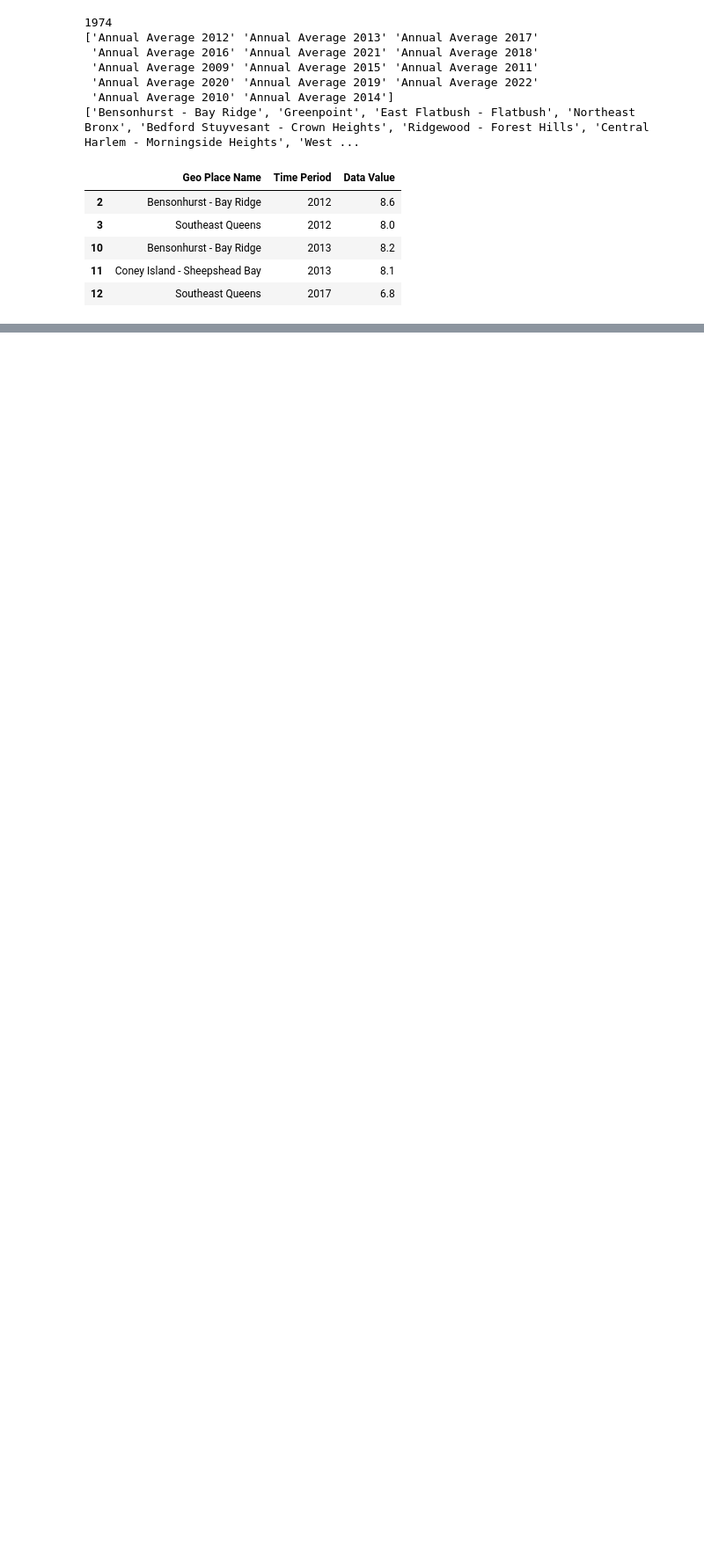
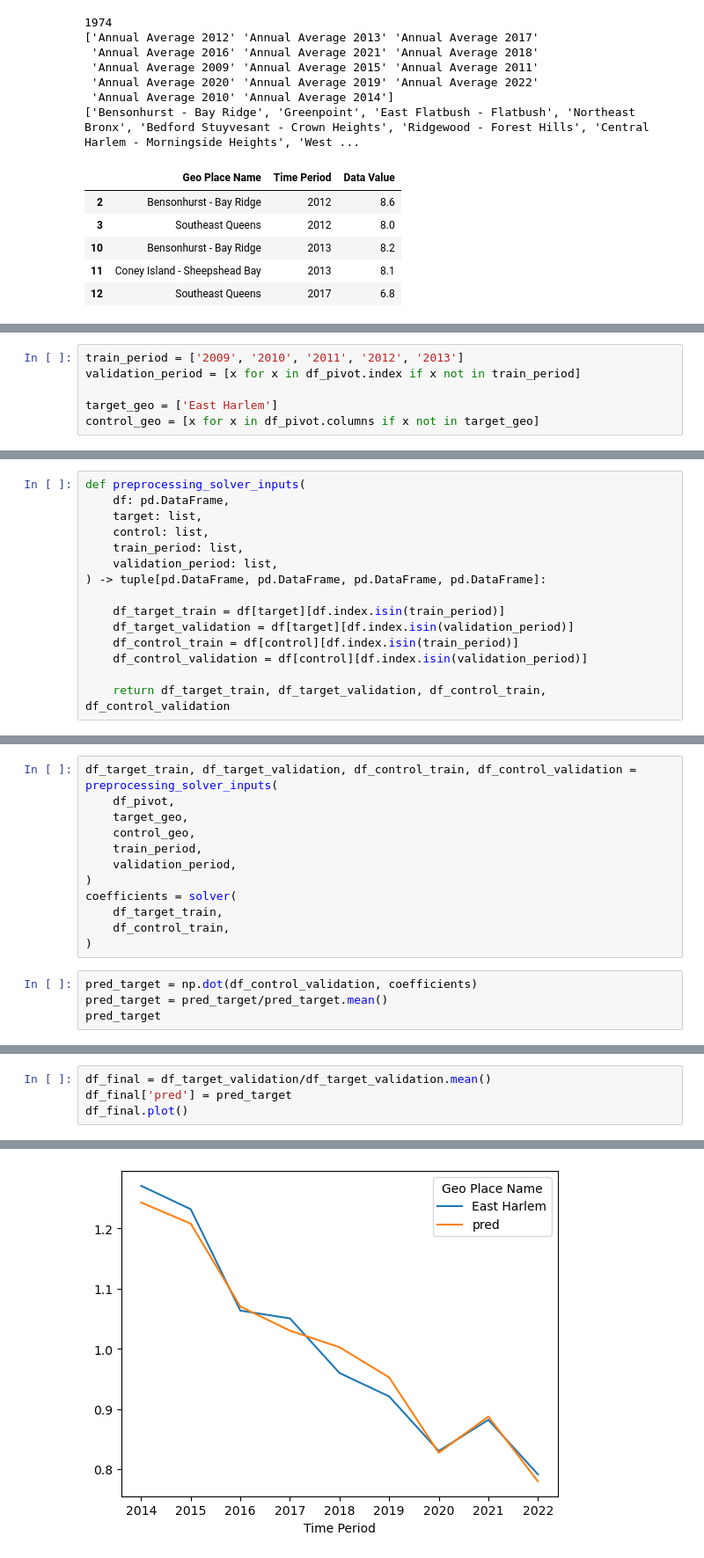
Before and after one commit to a51097/solver-algorithm, a Jupyter notebook: solver.ipynb, the cells around one changed output, grey strips where cells are left out. Shown: that part at 88% size. Cells and saved outputs as stored; diff of their text form; blank space fills up the shorter version.

Commit message:
added solver function

```diff
--- a/solver.ipynb
+++ b/solver.ipynb
@@ -86,0 +94,6 @@ Split the pivot into 4 groups, train period to train the model using solver algo
+# %%
+train_period = ['2009', '2010', '2011', '2012', '2013']
+validation_period = [x for x in df_pivot.index if x not in train_period]
+
+target_geo = ['East Harlem']
+control_geo = [x for x in df_pivot.columns if x not in target_geo]
@@ -86,0 +103,15 @@ Split the pivot into 4 groups, train period to train the model using solver algo
+# %%
+def preprocessing_solver_inputs(
+    df: pd.DataFrame,
+    target: list,
+    control: list,
+    train_period: list,
+    validation_period: list,
+) -> tuple[pd.DataFrame, pd.DataFrame, pd.DataFrame, pd.DataFrame]:
+
+    df_target_train = df[target][df.index.isin(train_period)]
+    df_target_validation = df[target][df.index.isin(validation_period)]
+    df_control_train = df[control][df.index.isin(train_period)]
+    df_control_validation = df[control][df.index.isin(validation_period)]
+
+    return df_target_train, df_target_validation, df_control_train, df_control_validation
@@ -86,0 +159,16 @@ Split the pivot into 4 groups, train period to train the model using solver algo
+# %%
+df_target_train, df_target_validation, df_control_train, df_control_validation = preprocessing_solver_inputs(
+    df_pivot,
+    target_geo,
+    control_geo,
+    train_period,
+    validation_period,
+)
+coefficients = solver(
+    df_target_train,
+    df_control_train,
+)
+# %%
+pred_target = np.dot(df_control_validation, coefficients)
+pred_target = pred_target/pred_target.mean()
+pred_target
@@ -86,0 +185,5 @@ Split the pivot into 4 groups, train period to train the model using solver algo
+# %%
+df_final = df_target_validation/df_target_validation.mean()
+df_final['pred'] = pred_target
+df_final.plot()
+# %% [output]
@@ -86,0 +191 @@ Split the pivot into 4 groups, train period to train the model using solver algo
+[figure, added]
```
Also changed, not shown: parts of 13 cells of this notebook.
